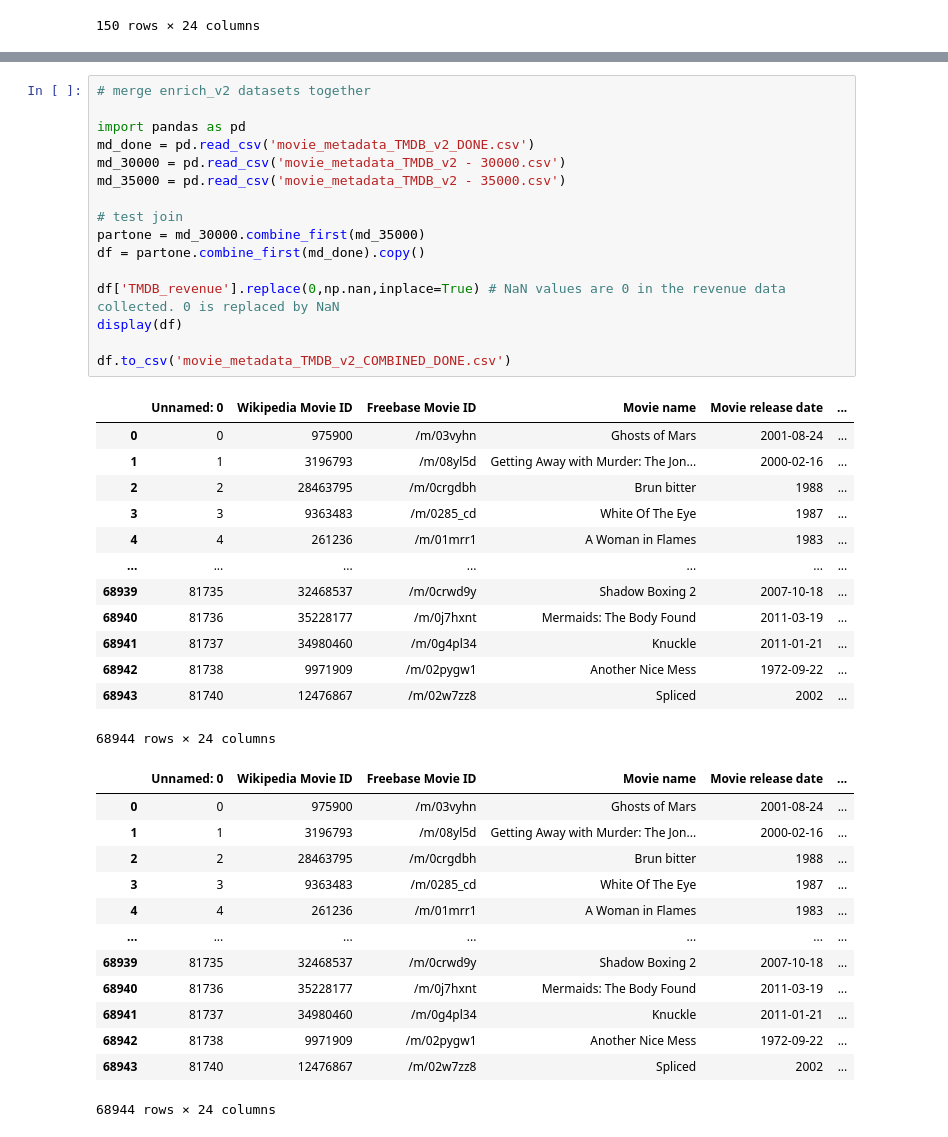
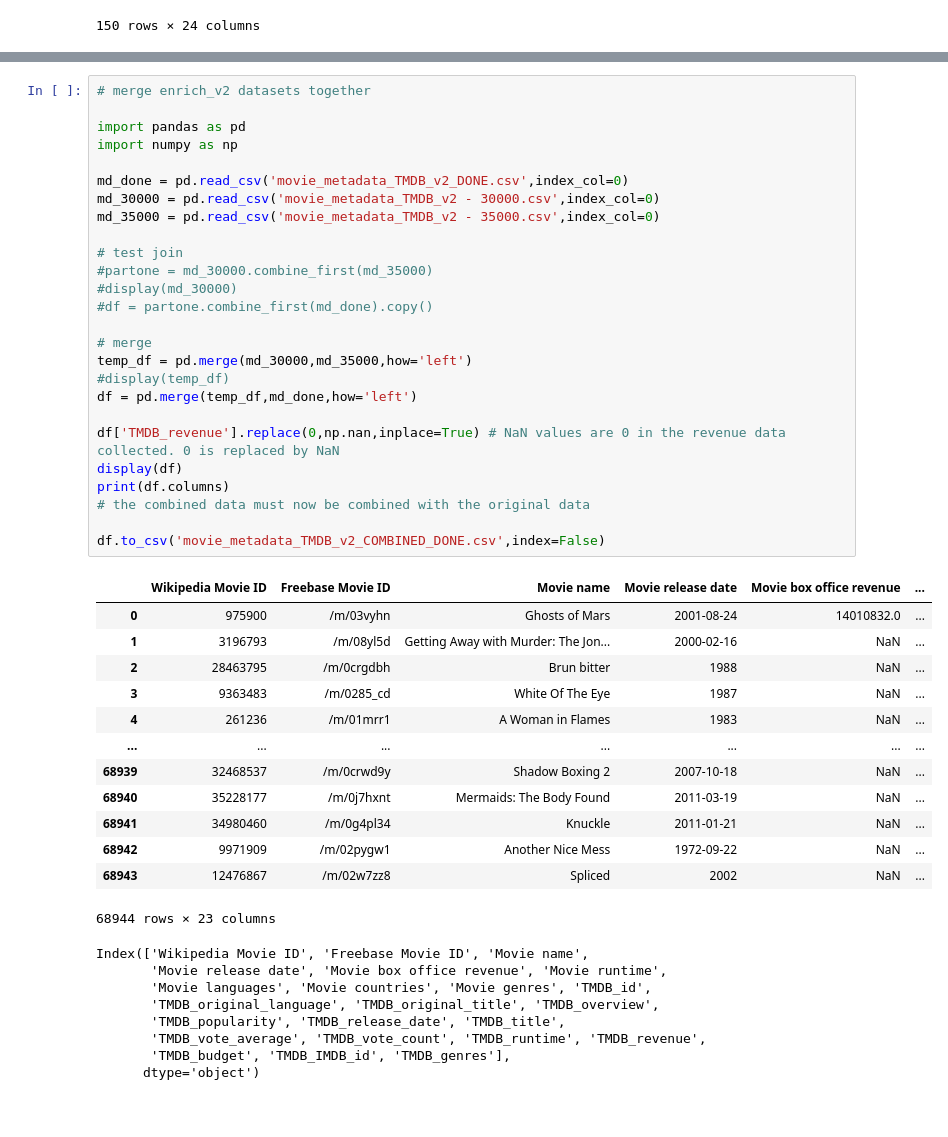
Before and after one commit to epfl-ada/ada-2023-project-byggemandbob, a Jupyter notebook: scratch/gus.ipynb, the cells around one changed output, grey strips where cells are left out. Drawn from its saved outputs; the diff is of its cells as text; blank space fills up the shorter version.

Commit message:
working on merging enrich_v2 enrich_v1 correctly and 85% done with pipeline

```diff
--- a/scratch/gus.ipynb
+++ b/scratch/gus.ipynb
@@ -281,43 +279,48 @@ display(new_df[['Movie name','TMDB_title']].sample(50))
 # %%
 # merge enrich_v2 datasets together
 
 import pandas as pd
-md_done = pd.read_csv('movie_metadata_TMDB_v2_DONE.csv')
-md_30000 = pd.read_csv('movie_metadata_TMDB_v2 - 30000.csv')
-md_35000 = pd.read_csv('movie_metadata_TMDB_v2 - 35000.csv')
+import numpy as np
+
+md_done = pd.read_csv('movie_metadata_TMDB_v2_DONE.csv',index_col=0)
+md_30000 = pd.read_csv('movie_metadata_TMDB_v2 - 30000.csv',index_col=0)
+md_35000 = pd.read_csv('movie_metadata_TMDB_v2 - 35000.csv',index_col=0)
 
 # test join
-partone = md_30000.combine_first(md_35000)
-df = partone.combine_first(md_done).copy()
+#partone = md_30000.combine_first(md_35000)
+#display(md_30000)
+#df = partone.combine_first(md_done).copy()
+
+# merge
+temp_df = pd.merge(md_30000,md_35000,how='left')
+#display(temp_df)
+df = pd.merge(temp_df,md_done,how='left')
 
 df['TMDB_revenue'].replace(0,np.nan,inplace=True) # NaN values are 0 in the revenue data collected. 0 is replaced by NaN
 display(df)
+print(df.columns)
+# the combined data must now be combined with the original data
 
-df.to_csv('movie_metadata_TMDB_v2_COMBINED_DONE.csv')
+df.to_csv('movie_metadata_TMDB_v2_COMBINED_DONE.csv',index=False)
 # %% [output]
-|  | Unnamed: 0 | Wikipedia Movie ID | Freebase Movie ID | Movie name | Movie release date | ... |
-| 0 | 0 | 975900 | /m/03vyhn | Ghosts of Mars | 2001-08-24 | ... |
-| 1 | 1 | 3196793 | /m/08yl5d | Getting Away with Murder: The Jon... | 2000-02-16 | ... |
-| 2 | 2 | 28463795 | /m/0crgdbh | Brun bitter | 1988 | ... |
-| 3 | 3 | 9363483 | /m/0285_cd | White Of The Eye | 1987 | ... |
-| 4 | 4 | 261236 | /m/01mrr1 | A Woman in Flames | 1983 | ... |
+|  | Wikipedia Movie ID | Freebase Movie ID | Movie name | Movie release date | Movie box office revenue | ... |
+| 0 | 975900 | /m/03vyhn | Ghosts of Mars | 2001-08-24 | 14010832.0 | ... |
+| 1 | 3196793 | /m/08yl5d | Getting Away with Murder: The Jon... | 2000-02-16 | NaN | ... |
+| 2 | 28463795 | /m/0crgdbh | Brun bitter | 1988 | NaN | ... |
+| 3 | 9363483 | /m/0285_cd | White Of The Eye | 1987 | NaN | ... |
+| 4 | 261236 | /m/01mrr1 | A Woman in Flames | 1983 | NaN | ... |
 | ... | ... | ... | ... | ... | ... | ... |
-| 68939 | 81735 | 32468537 | /m/0crwd9y | Shadow Boxing 2 | 2007-10-18 | ... |
-| 68940 | 81736 | 35228177 | /m/0j7hxnt | Mermaids: The Body Found | 2011-03-19 | ... |
-| 68941 | 81737 | 34980460 | /m/0g4pl34 | Knuckle | 2011-01-21 | ... |
-| 68942 | 81738 | 9971909 | /m/02pygw1 | Another Nice Mess | 1972-09-22 | ... |
-| 68943 | 81740 | 12476867 | /m/02w7zz8 | Spliced | 2002 | ... |
+| 68939 | 32468537 | /m/0crwd9y | Shadow Boxing 2 | 2007-10-18 | NaN | ... |
+| 68940 | 35228177 | /m/0j7hxnt | Mermaids: The Body Found | 2011-03-19 | NaN | ... |
+| 68941 | 34980460 | /m/0g4pl34 | Knuckle | 2011-01-21 | NaN | ... |
+| 68942 | 9971909 | /m/02pygw1 | Another Nice Mess | 1972-09-22 | NaN | ... |
+| 68943 | 12476867 | /m/02w7zz8 | Spliced | 2002 | NaN | ... |
-68944 rows × 24 columns
+68944 rows × 23 columns
-|  | Unnamed: 0 | Wikipedia Movie ID | Freebase Movie ID | Movie name | Movie release date | ... |
-| 0 | 0 | 975900 | /m/03vyhn | Ghosts of Mars | 2001-08-24 | ... |
-| 1 | 1 | 3196793 | /m/08yl5d | Getting Away with Murder: The Jon... | 2000-02-16 | ... |
-| 2 | 2 | 28463795 | /m/0crgdbh | Brun bitter | 1988 | ... |
-| 3 | 3 | 9363483 | /m/0285_cd | White Of The Eye | 1987 | ... |
-| 4 | 4 | 261236 | /m/01mrr1 | A Woman in Flames | 1983 | ... |
-| ... | ... | ... | ... | ... | ... | ... |
-| 68939 | 81735 | 32468537 | /m/0crwd9y | Shadow Boxing 2 | 2007-10-18 | ... |
-| 68940 | 81736 | 35228177 | /m/0j7hxnt | Mermaids: The Body Found | 2011-03-19 | ... |
-| 68941 | 81737 | 34980460 | /m/0g4pl34 | Knuckle | 2011-01-21 | ... |
-| 68942 | 81738 | 9971909 | /m/02pygw1 | Another Nice Mess | 1972-09-22 | ... |
-| 68943 | 81740 | 12476867 | /m/02w7zz8 | Spliced | 2002 | ... |
-68944 rows × 24 columns
+Index(['Wikipedia Movie ID', 'Freebase Movie ID', 'Movie name',
+       'Movie release date', 'Movie box office revenue', 'Movie runtime',
+       'Movie languages', 'Movie countries', 'Movie genres', 'TMDB_id',
+       'TMDB_original_language', 'TMDB_original_title', 'TMDB_overview',
+       'TMDB_popularity', 'TMDB_release_date', 'TMDB_title',
+       'TMDB_vote_average', 'TMDB_vote_count', 'TMDB_runtime', 'TMDB_revenue',
+       'TMDB_budget', 'TMDB_IMDB_id', 'TMDB_genres'],
+      dtype='object')
```
Also changed, not shown: parts of 1 cell of this notebook, 2 other files.
